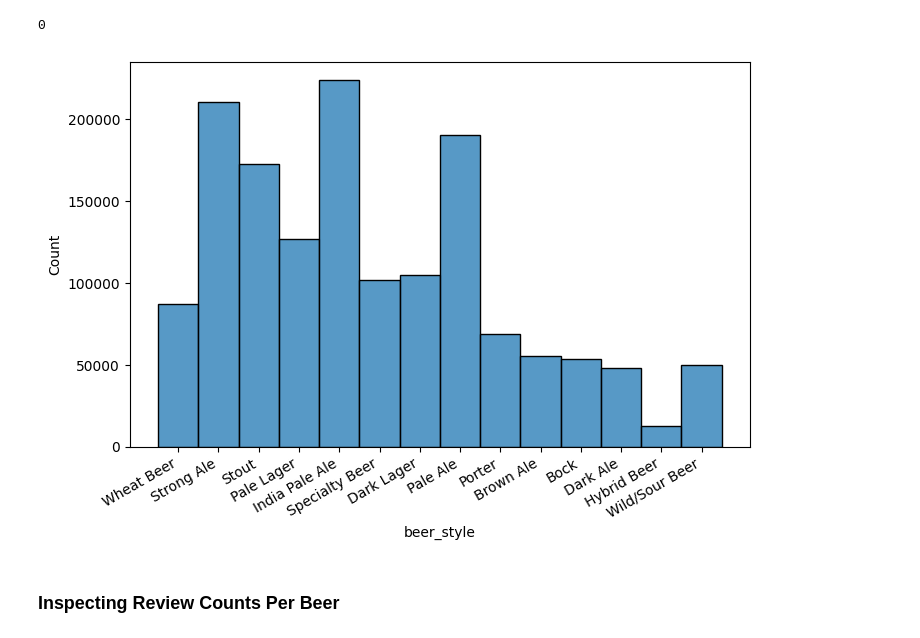
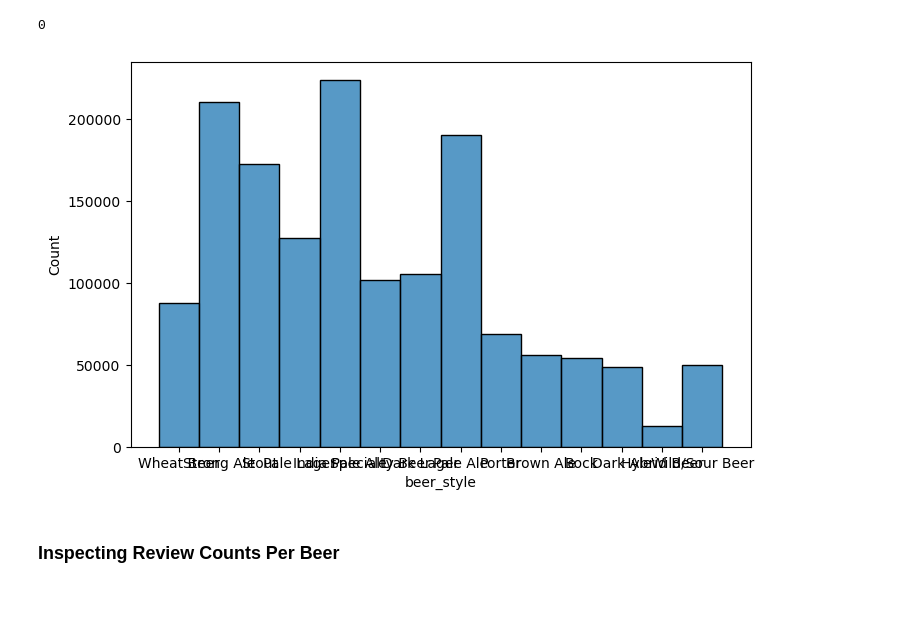
Before and after one commit to ashlidougherty/Beer-Recommender, a Jupyter notebook: DataPrep.ipynb, the cells around one changed output. Cells and saved outputs as stored; diff of their text form; code cells hidden in the pictures; blank space fills up the shorter version.

```diff
--- a/DataPrep.ipynb
+++ b/DataPrep.ipynb
@@ -612,0 +638,8 @@ df_reviews.beer_abv.min(), df_reviews.beer_abv.max(), df_reviews.beer_abv.mean()
+# %%
+#binning abv by group
+abv_bins = [-1, 5, 10, 15]
+abv_labels = ['Low', 'Medium', 'High']
+# %%
+df_reviews.ABV = pd.cut(x=df_reviews.beer_abv,
+                       bins = abv_bins,
+                       labels= abv_labels)
@@ -790,9 +834,9 @@ df_reviews.duplicated().sum()
 # %%
 plt.figure(figsize=(8,5))
 ax = sns.histplot(df_reviews['beer_style'], color = 'tab:blue', edgecolor='black')
-ax.set_xticklabels(ax.get_xticklabels(),rotation = 30, ha='right');
+#ax.set_xticklabels(ax.get_xticklabels(),rotation = 30, ha='right');
 # %% [output]
-[figure, old version]
+[figure, new version]
 # %% [markdown]
 ### Inspecting Review Counts Per Beer
 # %%
```
Also changed, not shown: parts of 23 cells of this notebook, 1 other file.
